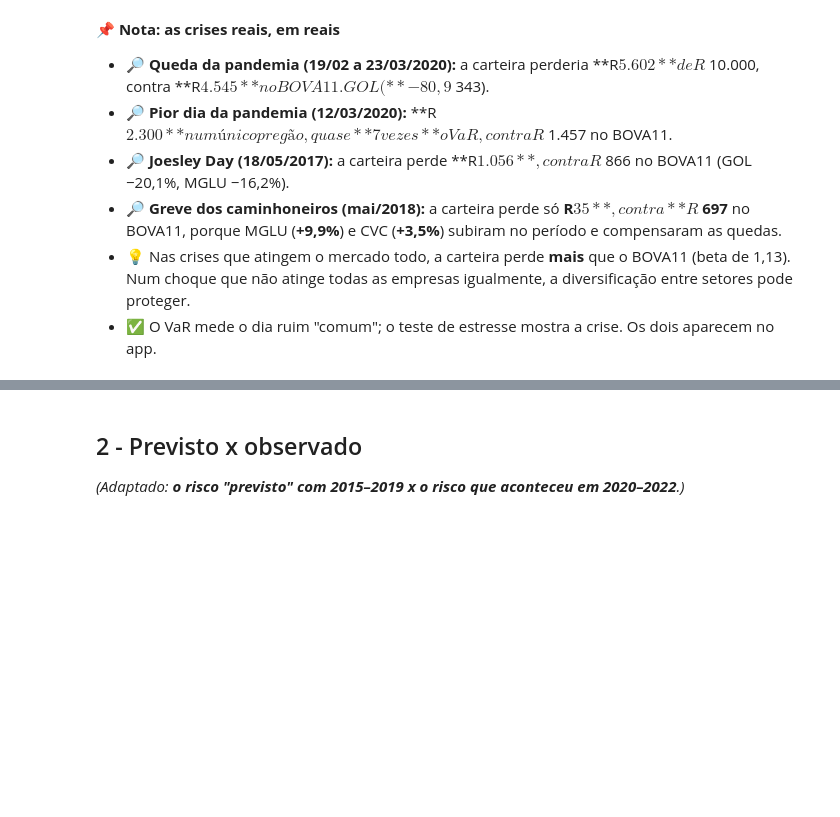
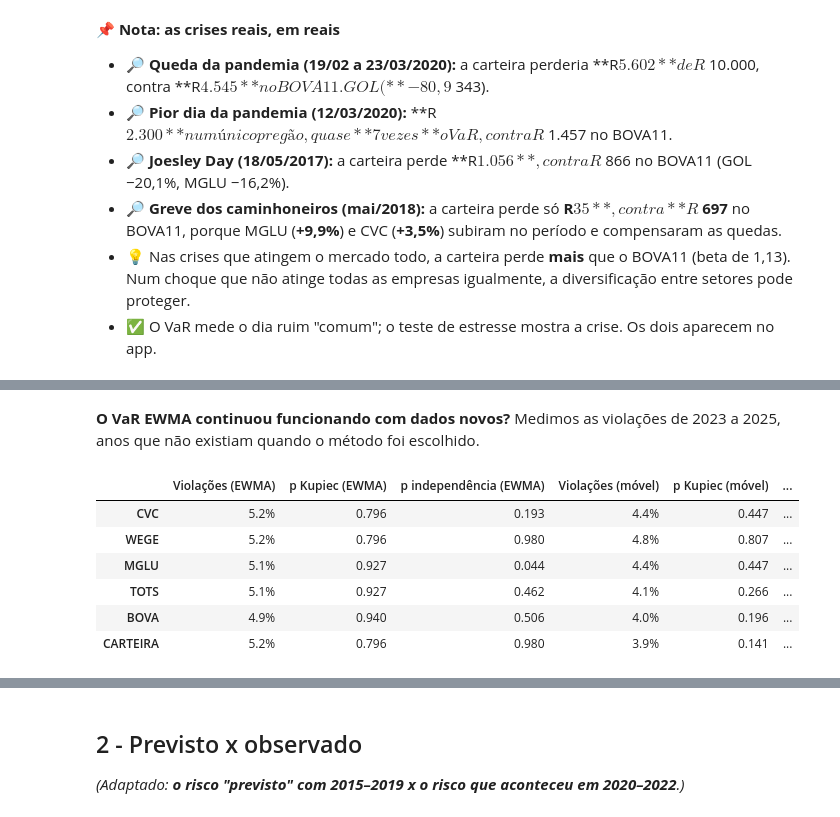
Before and after one commit to RafaelSilva89/Calculo_do_risco_das_acoes-Financas_parte_2, a Jupyter notebook: Notebooks/Cálculo do risco das ações - Finanças parte 2 - v2.ipynb, the cells around one changed output, grey strips where cells are left out. Cells and saved outputs as stored; diff of their text form; code cells hidden in the pictures; blank space fills up the shorter version.

```diff
--- a/Notebooks/Cálculo do risco das ações - Finanças parte 2 - v2.ipynb
+++ b/Notebooks/Cálculo do risco das ações - Finanças parte 2 - v2.ipynb
@@ -1332,0 +1456,27 @@ estresse_tabela.style.format('{:+.1%}', subset=ACOES + ['BOVA11']) \
+# %% [markdown]
+**O VaR EWMA continuou funcionando com dados novos?** Medimos as violações de 2023 a 2025, anos que não existiam quando o método foi escolhido.
+# %%
+depois_2022 = retornos_2025.index > '2022-12-31'
+var_ewma_2025 = var_ewma(retornos_2025, lambda_=LAMBDA_EWMA)
+var_movel_2025 = var_movel(retornos_2025)
+
+linhas = {}
+for ativo in retornos_2025:
+    linha = {}
+    for nome, previsto in {'EWMA': var_ewma_2025[ativo], 'móvel': var_movel_2025[ativo]}.items():
+        violou = violacoes_var(retornos_2025.loc[depois_2022, ativo], previsto[depois_2022])
+        linha[f'Violações ({nome})'] = teste_kupiec(violou)['taxa observada']
+        linha[f'p Kupiec ({nome})'] = teste_kupiec(violou)['p-valor']
+        linha[f'p independência ({nome})'] = teste_christoffersen(violou)['p-valor (independência)']
+    linhas[ativo] = linha
+backtest_2025 = pd.DataFrame(linhas).T
+backtest_2025.style.format('{:.1%}', subset=[c for c in backtest_2025 if c.startswith('Violações')]) \
+    .format('{:.3f}', subset=[c for c in backtest_2025 if c.startswith('p ')])
+# %% [output]
+|  | Violações (EWMA) | p Kupiec (EWMA) | p independência (EWMA) | Violações (móvel) | p Kupiec (móvel) | ... |
+| CVC | 5.2% | 0.796 | 0.193 | 4.4% | 0.447 | ... |
+| WEGE | 5.2% | 0.796 | 0.980 | 4.8% | 0.807 | ... |
+| MGLU | 5.1% | 0.927 | 0.044 | 4.4% | 0.447 | ... |
+| TOTS | 5.1% | 0.927 | 0.462 | 4.1% | 0.266 | ... |
+| BOVA | 4.9% | 0.940 | 0.506 | 4.0% | 0.196 | ... |
+| CARTEIRA | 5.2% | 0.796 | 0.980 | 3.9% | 0.141 | ... |
```
Also changed, not shown: parts of 17 cells of this notebook, 12 other files.
